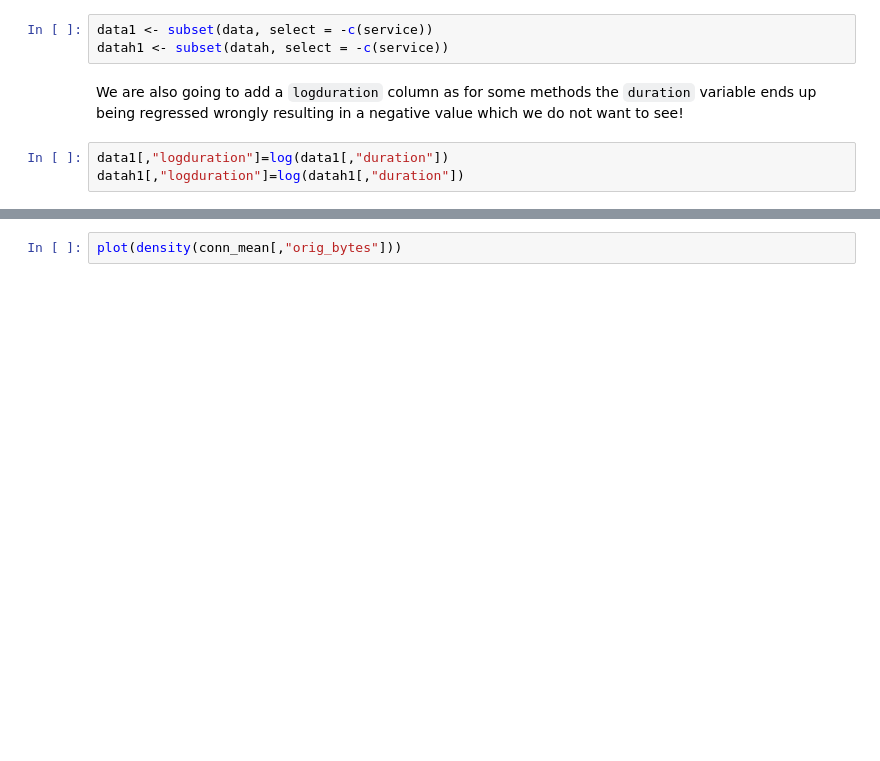
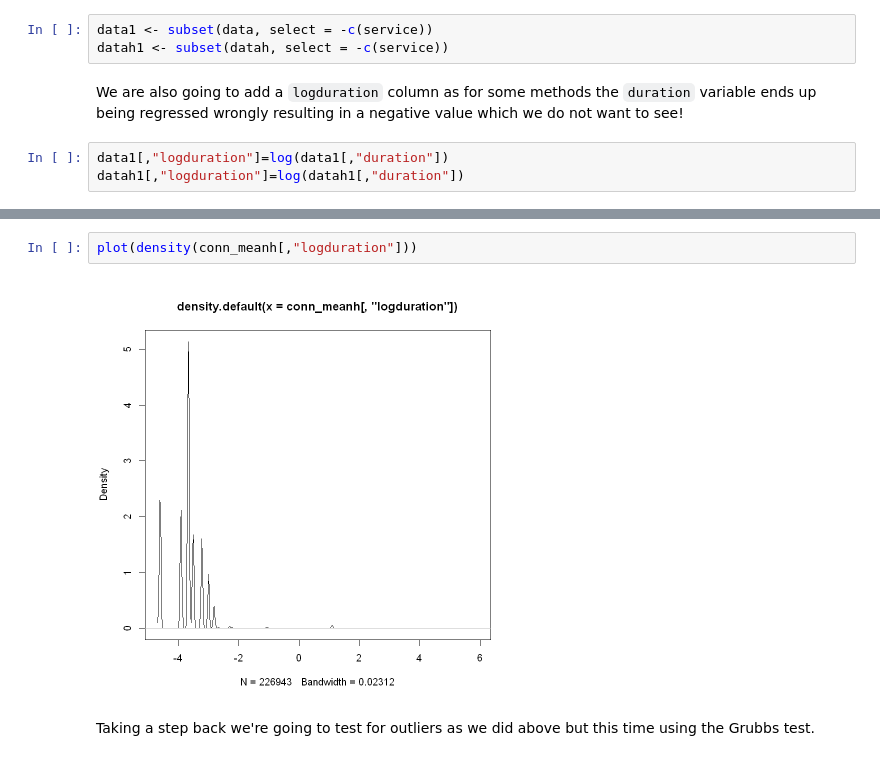
Before and after one commit to gabejg/DST-Assessment-02, a Jupyter notebook: Report/04 - Further DA and Mean Impute.ipynb, the cells around one changed output, grey strips where cells are left out. Cells and saved outputs as stored; diff of their text form; blank space fills up the shorter version.

```diff
--- a/Report/04 - Further DA and Mean Impute.ipynb
+++ b/Report/04 - Further DA and Mean Impute.ipynb
@@ -183,2 +187,6 @@ plot(density(conn_mean[,"logduration"]))
 # %%
-plot(density(conn_mean[,"orig_bytes"]))
+plot(density(conn_meanh[,"logduration"]))
+# %% [output]
+[figure, added]
+# %% [markdown]
+Taking a step back we're going to test for outliers as we did above but this time using the Grubbs test.
```
Also changed, not shown: parts of 14 cells of this notebook, 2 other files.
